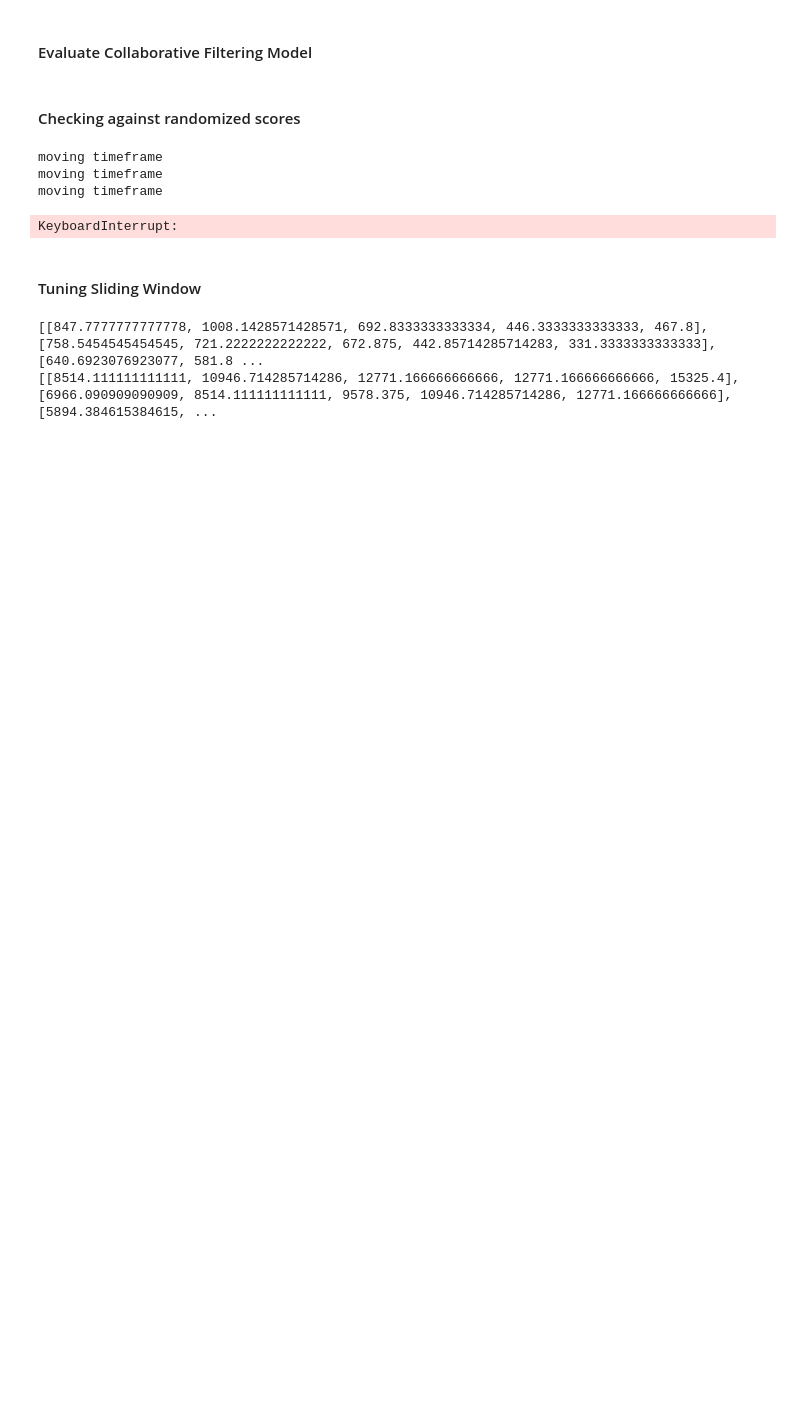
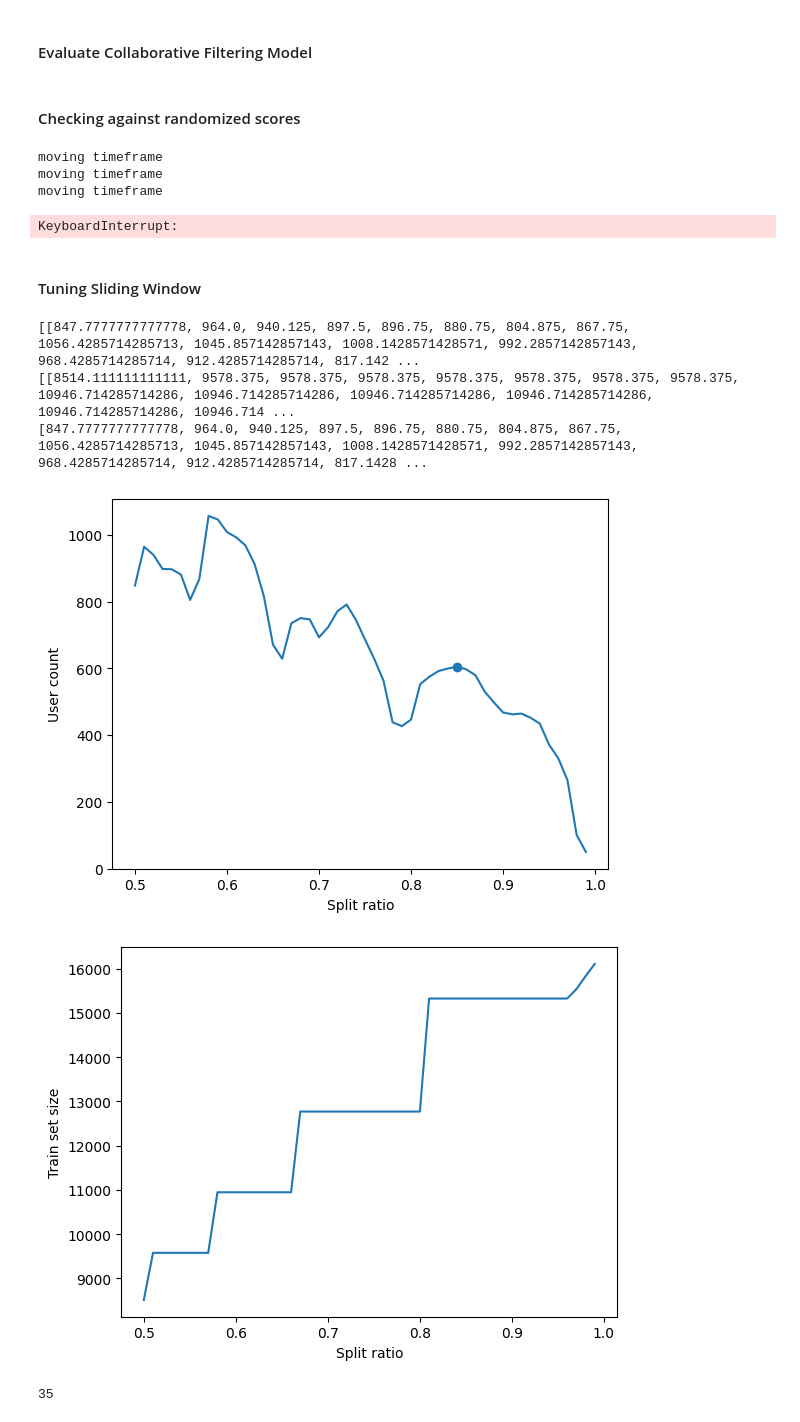
Before and after one commit to WilliamWatcher/Recommender-Systems, a Jupyter notebook: evaluation.ipynb, the cells around one changed output. Cells and saved outputs as stored; diff of their text form; code cells hidden in the pictures; blank space fills up the shorter version.

```diff
--- a/evaluation.ipynb
+++ b/evaluation.ipynb
@@ -83,7 +90,7 @@ evaluations_pak = []
 t0 = float(behavior["Timestamp"][0])
 tn = float(behavior["Timestamp"][len(behavior["Timestamp"])-1])
 
-split_ratio = 3/5
+split_ratio = 85/100
 dt = (tn-t0)/5
 k = 5
 # %%
@@ -136,7 +147,7 @@ evaluations_ndcg = []
 evaluations_pak = []
 t0 = float(behavior["Timestamp"][0])
 tn = float(behavior["Timestamp"][len(behavior["Timestamp"])-1])
-split_ratio = 3/5
+split_ratio = 85/100
 dt = (tn-t0)/5
 k = 5
 # %%
@@ -187,7 +198,7 @@ evaluations_ndcg = []
 evaluations_pak = []
 t0 = float(behavior["Timestamp"][0])
 tn = float(behavior["Timestamp"][len(behavior["Timestamp"])-1])
-split_ratio = 3/5
+split_ratio = 85/100
 dt = (tn-t0)/5
 k = 5
 np.random.seed(42)
@@ -238,7 +249,7 @@ print(sum(evaluations_pak)/len(evaluations_pak))
 # %%
 t0 = float(behavior["Timestamp"][0])
 tn = float(behavior["Timestamp"][len(behavior["Timestamp"])-1])
-split_ratios = [i/10 for i in range(5,10)]
+split_ratios = [i/100 for i in range(50,100)]
 dts = [(tn-t0)/n for n in range(5,10)]
 # %%
 counts = []
@@ -271,5 +282,28 @@ for dt in dts:
 print(counts)
 print(sizes)
 # %% [output]
-[[847.7777777777778, 1008.1428571428571, 692.8333333333334, 446.3333333333333, 467.8], [758.5454545454545, 721.2222222222222, 672.875, 442.85714285714283, 331.3333333333333], [640.6923076923077, 581.8 ...
-[[8514.111111111111, 10946.714285714286, 12771.166666666666, 12771.166666666666, 15325.4], [6966.090909090909, 8514.111111111111, 9578.375, 10946.714285714286, 12771.166666666666], [5894.384615384615, ...
+[[847.7777777777778, 964.0, 940.125, 897.5, 896.75, 880.75, 804.875, 867.75, 1056.4285714285713, 1045.857142857143, 1008.1428571428571, 992.2857142857143, 968.4285714285714, 912.4285714285714, 817.142 ...
+[[8514.111111111111, 9578.375, 9578.375, 9578.375, 9578.375, 9578.375, 9578.375, 9578.375, 10946.714285714286, 10946.714285714286, 10946.714285714286, 10946.714285714286, 10946.714285714286, 10946.714 ...
+[847.7777777777778, 964.0, 940.125, 897.5, 896.75, 880.75, 804.875, 867.75, 1056.4285714285713, 1045.857142857143, 1008.1428571428571, 992.2857142857143, 968.4285714285714, 912.4285714285714, 817.1428 ...
+# %%
+import matplotlib.pyplot as plt
+
+x = [i/100 for i in range(50,100)]
+plt.figure(0)
+plt.plot(x, counts[0])
+plt.ylabel("User count")
+plt.xlabel("Split ratio")
+plt.scatter((35+50)/100, counts[0][35])
+plt.show()
+
+plt.figure(1)
+plt.plot(x, sizes[0])
+plt.ylabel("Train set size")
+plt.xlabel("Split ratio")
+plt.show()
+
+print(counts[0].index(max(counts[0][80-50:90-50])))
+# %% [output]
+[figure, added]
+[figure, added]
+35
```
Also changed, not shown: parts of 2 cells of this notebook.
